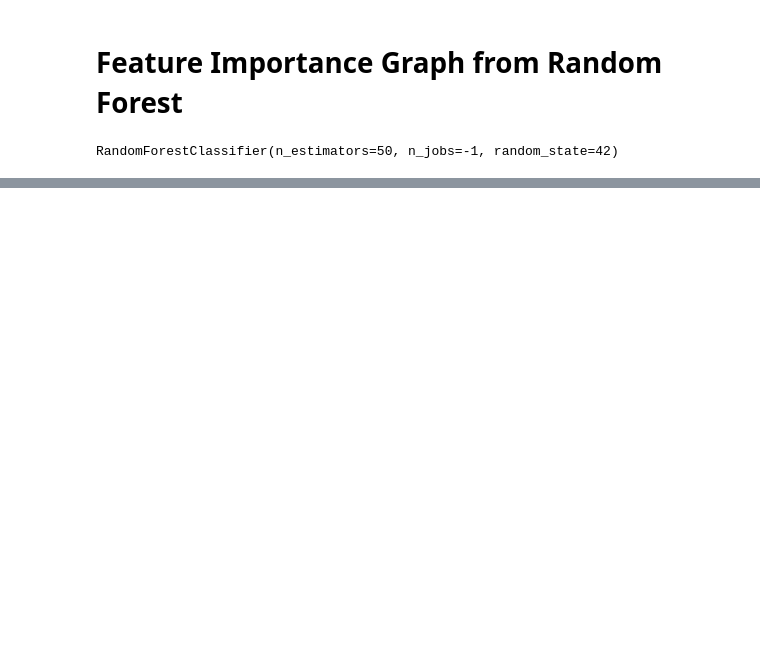
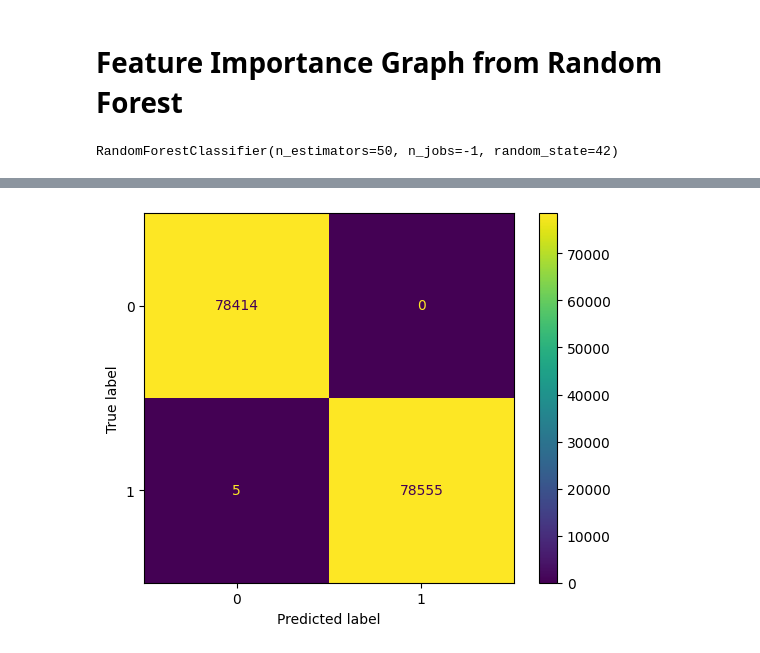
Before and after one commit to Faareh-Ahmed/Anomaly-Detection, a Jupyter notebook: Copy_of_Anomaly_Detection.ipynb, the cells around one changed output, grey strips where cells are left out. Cells and saved outputs as stored; diff of their text form; code cells hidden in the pictures; blank space fills up the shorter version.

```diff
--- a/Copy_of_Anomaly_Detection.ipynb
+++ b/Copy_of_Anomaly_Detection.ipynb
@@ -337,3 +337,6 @@ rf_model = RandomForestClassifier(n_estimators=50, random_state=42, n_jobs=-1)
 rf_model.fit(X_ros, Y_ros)
 # %% [output]
 RandomForestClassifier(n_estimators=50, n_jobs=-1, random_state=42)
+# %%
+# Make predictions on the test set
+Y_pred_rf = rf_model.predict(X_test)
@@ -340,3 +369,11 @@ RandomForestClassifier(n_estimators=50, n_jobs=-1, random_state=42)
+# %%
+
+cm_rf = confusion_matrix(Y_test, Y_pred_rf, labels=rf_model.classes_)
+disp_rf = ConfusionMatrixDisplay(confusion_matrix=cm_rf, display_labels=rf_model.classes_)
+disp_rf.plot()
+plt.show()
+# %% [output]
+[figure, added]
 # %%
 # Get feature importances
 feature_importances = rf_model.feature_importances_
```
Also changed, not shown: parts of 8 cells of this notebook.
